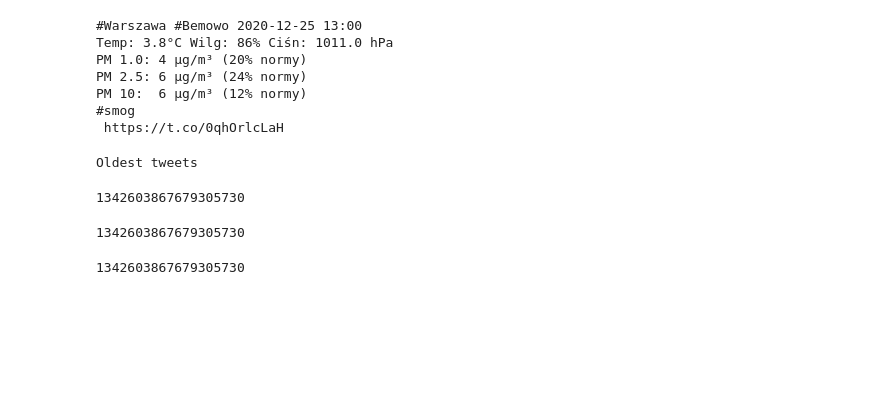
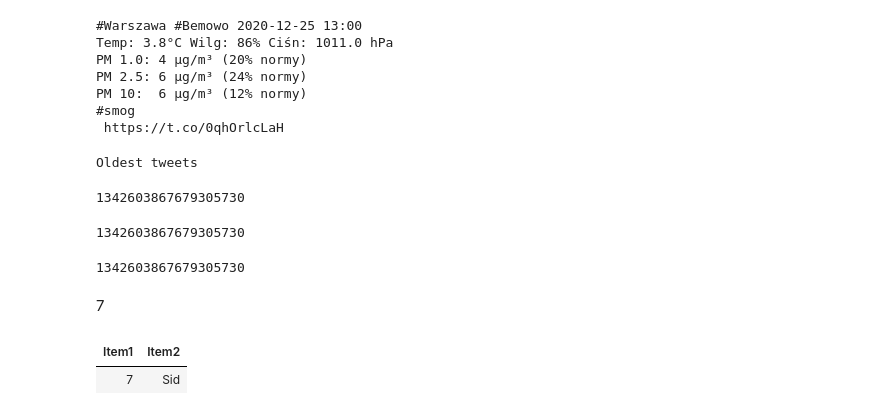
Before and after one commit to aksloms/Azure-Twitter-Sentiment-Analysis, a Jupyter notebook: playground/FetchTweetsInCS/Fetch_tweets.ipynb, the cells around one changed output. Saved outputs shown, nothing was run; the diff lists cells and outputs as text; code cells hidden in the pictures; blank space fills up the shorter version.

```diff
--- a/playground/FetchTweetsInCS/Fetch_tweets.ipynb
+++ b/playground/FetchTweetsInCS/Fetch_tweets.ipynb
@@ -464,3 +464,13 @@ public async Task<AllTweetsResponse> GetAllTweets(
         NewestId = tweets.OrderBy(t => t.CreatedAt).Last().Id
     };
 }
+# %%
+var values = new List<ValueTuple<int, string>>() {(2, "Hi"), (1, "Jone"), (7, "Sid"), (5, "Smoke")};
+
+display(values.Max(v => v.Item1));
+
+values.Aggregate((agg, next) => next.Item1 > agg.Item1 ? next : agg)
+# %% [output]
+7
+| Item1 | Item2 |
+| 7 | Sid |
```
Also changed, not shown: 1 other file.
